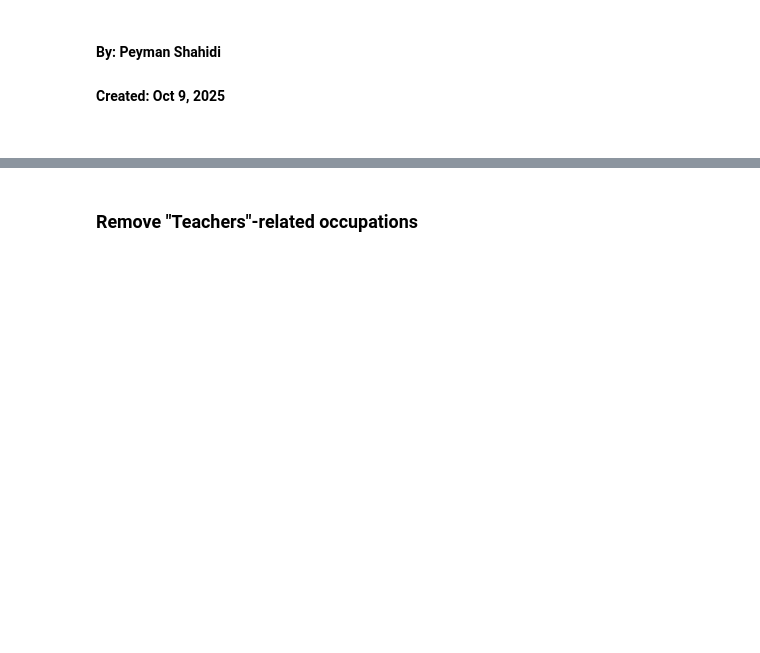
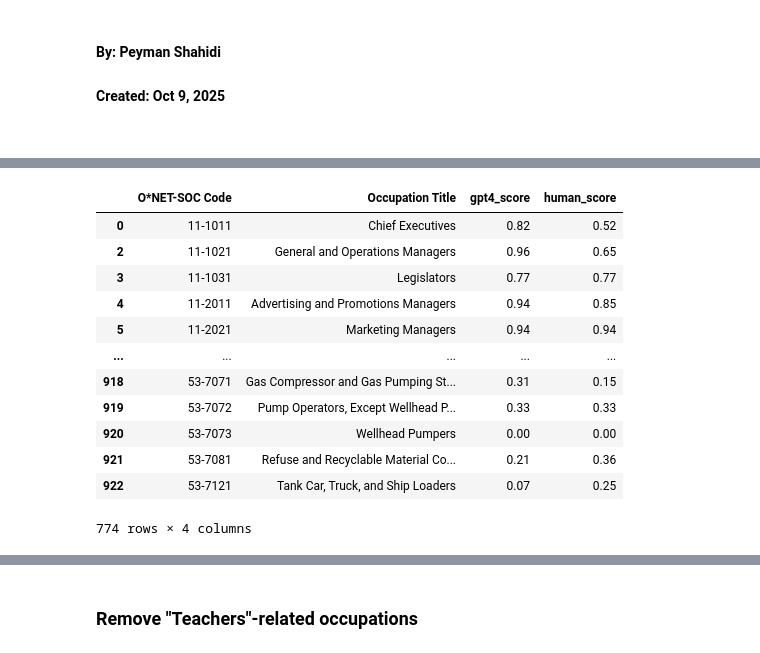
Before and after one commit to johnjosephhorton/rubin, a Jupyter notebook: agentic_ai/onet_gpt_exposure.ipynb, the cells around one changed output, grey strips where cells are left out. Drawn from its saved outputs; the diff is of its cells as text; code cells hidden in the pictures; blank space fills up the shorter version.

```diff
--- a/agentic_ai/onet_gpt_exposure.ipynb
+++ b/agentic_ai/onet_gpt_exposure.ipynb
@@ -122,2 +158,30 @@ gpts_df
+# %%
+# Prepare exposure scores for merging with ONET dataset
+# Select gamma measure (E1 + E2) for GPT4 and human scores
+# Keep only codes ending in '00' and remove the '.00' suffix
+gpts_df = exposure_scores_combined[exposure_scores_combined['O*NET-SOC Code'].astype(str).str.endswith('00')].copy()
+gpts_df['O*NET-SOC Code'] = gpts_df['O*NET-SOC Code'].astype(str).str.replace(r'\.00$', '', regex=True)
+
+# Select relevant columns and create score columns
+gpts_df = gpts_df[['O*NET-SOC Code', 'Occupation Title', 'gpt4_gamma', 'human_gamma']].copy()
+gpts_df = gpts_df.rename(columns={
+    'gpt4_gamma': 'gpt4_score',
+    'human_gamma': 'human_score'
+})
+gpts_df
+# %% [output]
+|  | O*NET-SOC Code | Occupation Title | gpt4_score | human_score |
+| 0 | 11-1011 | Chief Executives | 0.82 | 0.52 |
+| 2 | 11-1021 | General and Operations Managers | 0.96 | 0.65 |
+| 3 | 11-1031 | Legislators | 0.77 | 0.77 |
+| 4 | 11-2011 | Advertising and Promotions Managers | 0.94 | 0.85 |
+| 5 | 11-2021 | Marketing Managers | 0.94 | 0.94 |
+| ... | ... | ... | ... | ... |
+| 918 | 53-7071 | Gas Compressor and Gas Pumping St... | 0.31 | 0.15 |
+| 919 | 53-7072 | Pump Operators, Except Wellhead P... | 0.33 | 0.33 |
+| 920 | 53-7073 | Wellhead Pumpers | 0.00 | 0.00 |
+| 921 | 53-7081 | Refuse and Recyclable Material Co... | 0.21 | 0.36 |
+| 922 | 53-7121 | Tank Car, Truck, and Ship Loaders | 0.07 | 0.25 |
+774 rows × 4 columns
 # %%
 ## Merge AI Exposure to O*NET dataset
```
Also changed, not shown: parts of 16 cells of this notebook.
